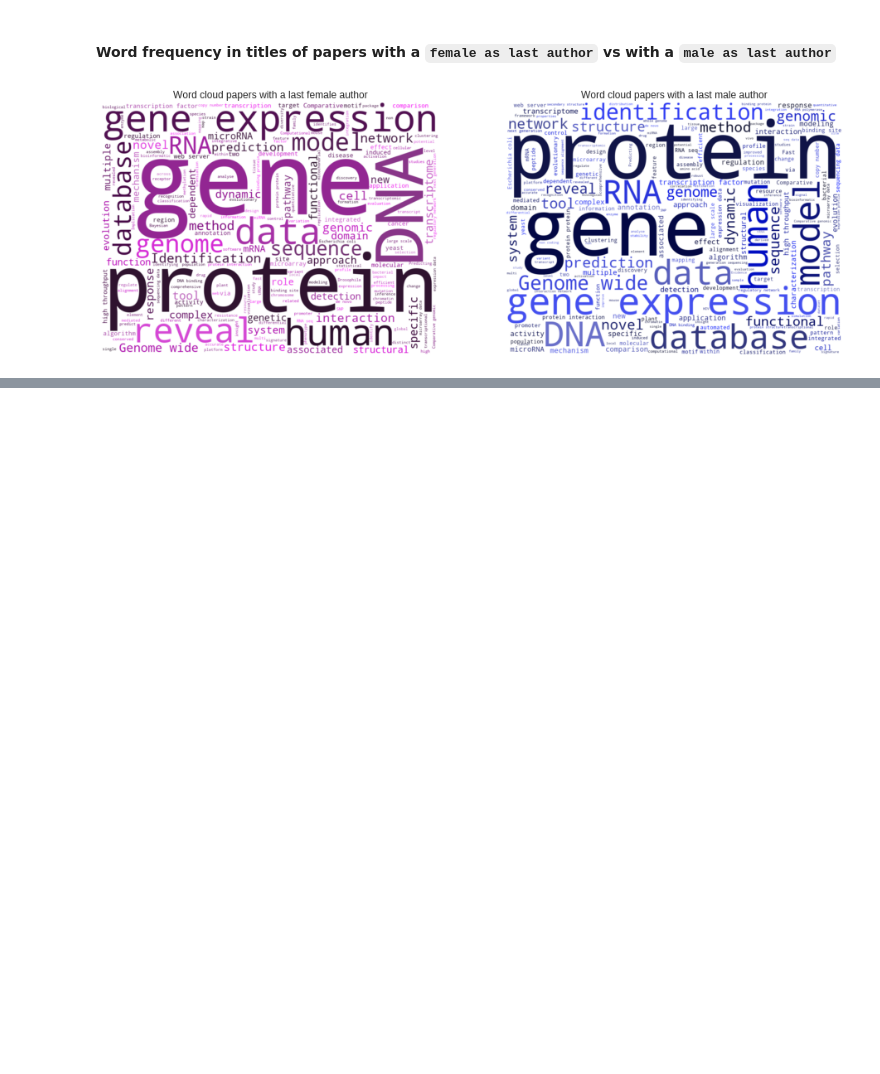
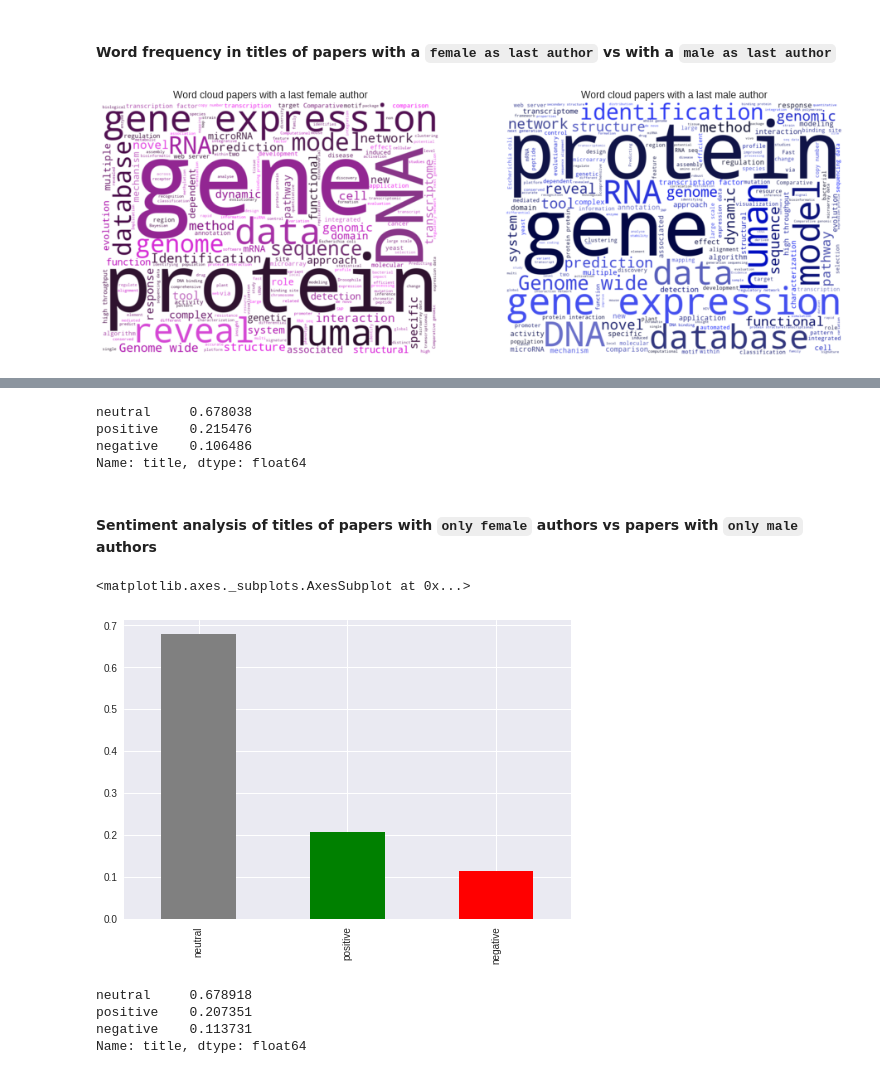
Before and after one commit to social-link-analytics-group-bsc/gender_bioinfo, a Jupyter notebook: analysis/gender_bias_analysis.ipynb, the cells around one changed output, grey strips where cells are left out. Drawn from its saved outputs; the diff is of its cells as text; code cells hidden in the pictures; blank space fills up the shorter version.

```diff
--- a/analysis/gender_bias_analysis.ipynb
+++ b/analysis/gender_bias_analysis.ipynb
@@ -1358,0 +1400,28 @@ plt.show()
+# %%
+dist_m
+# %% [output]
+neutral     0.678038
+positive    0.215476
+negative    0.106486
+Name: title, dtype: float64
+# %% [markdown]
+#### Sentiment analysis of titles of papers with `only female` authors vs papers with `only male` authors
+# %%
+# compute sentiment analysis of titles
+sa_title_of = papers[papers['title'].isin(papers_gender_dist[papers_gender_dist['only_female']==1].index.values)]\
+                                ['title'].map(analyze_sentiment)
+sa_title_om = papers[papers['title'].isin(papers_gender_dist[papers_gender_dist['only_male']==1].index.values)]\
+                                ['title'].map(analyze_sentiment)
+# %%
+dist_f = sa_title_of.value_counts()/len(sa_title_of)
+dist_f.plot(kind='bar', color=['gray', 'green', 'red'])
+# %% [output]
+<matplotlib.axes._subplots.AxesSubplot at 0x...>
+[figure, added]
+# %%
+dist_f
+# %% [output]
+neutral     0.678918
+positive    0.207351
+negative    0.113731
+Name: title, dtype: float64
```
Also changed, not shown: parts of 25 cells of this notebook.
